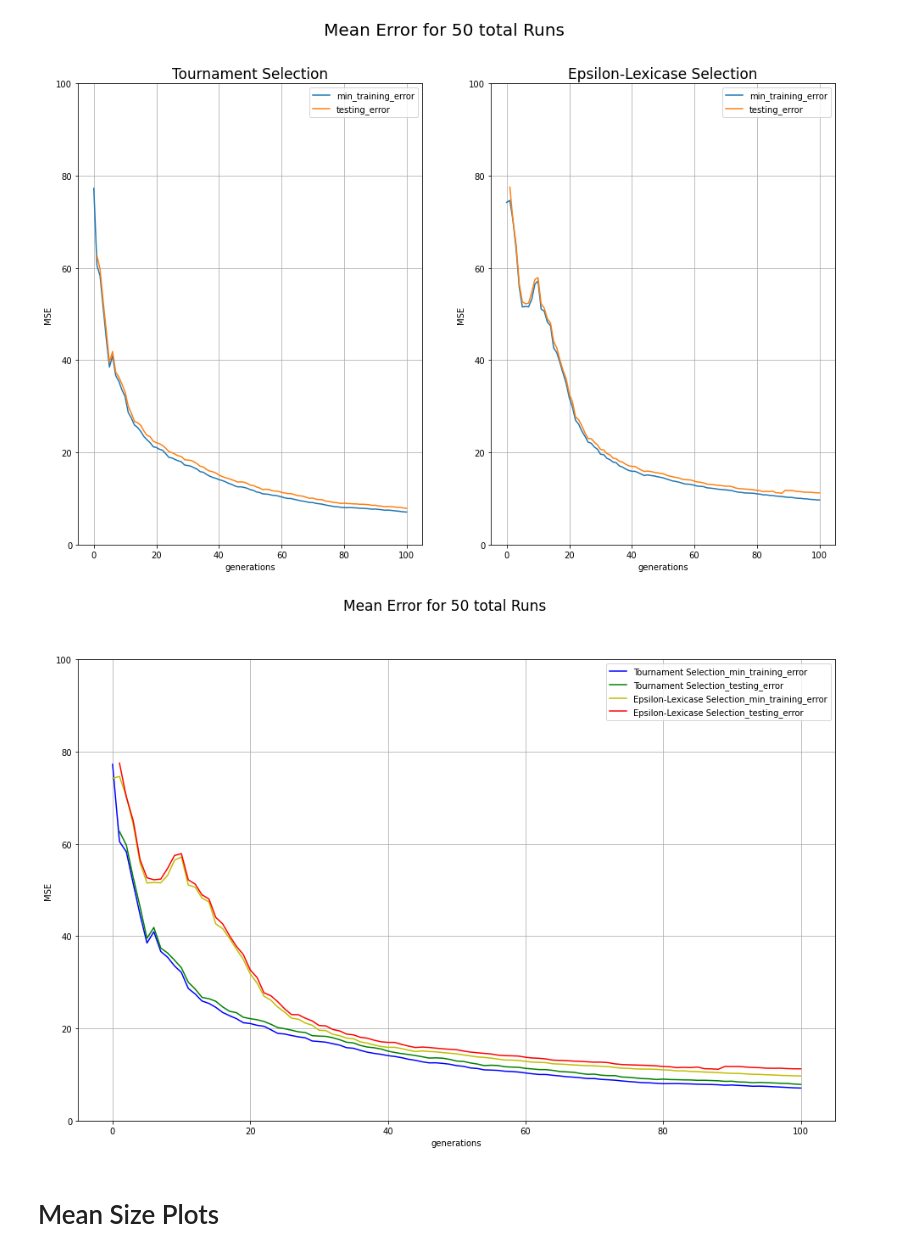
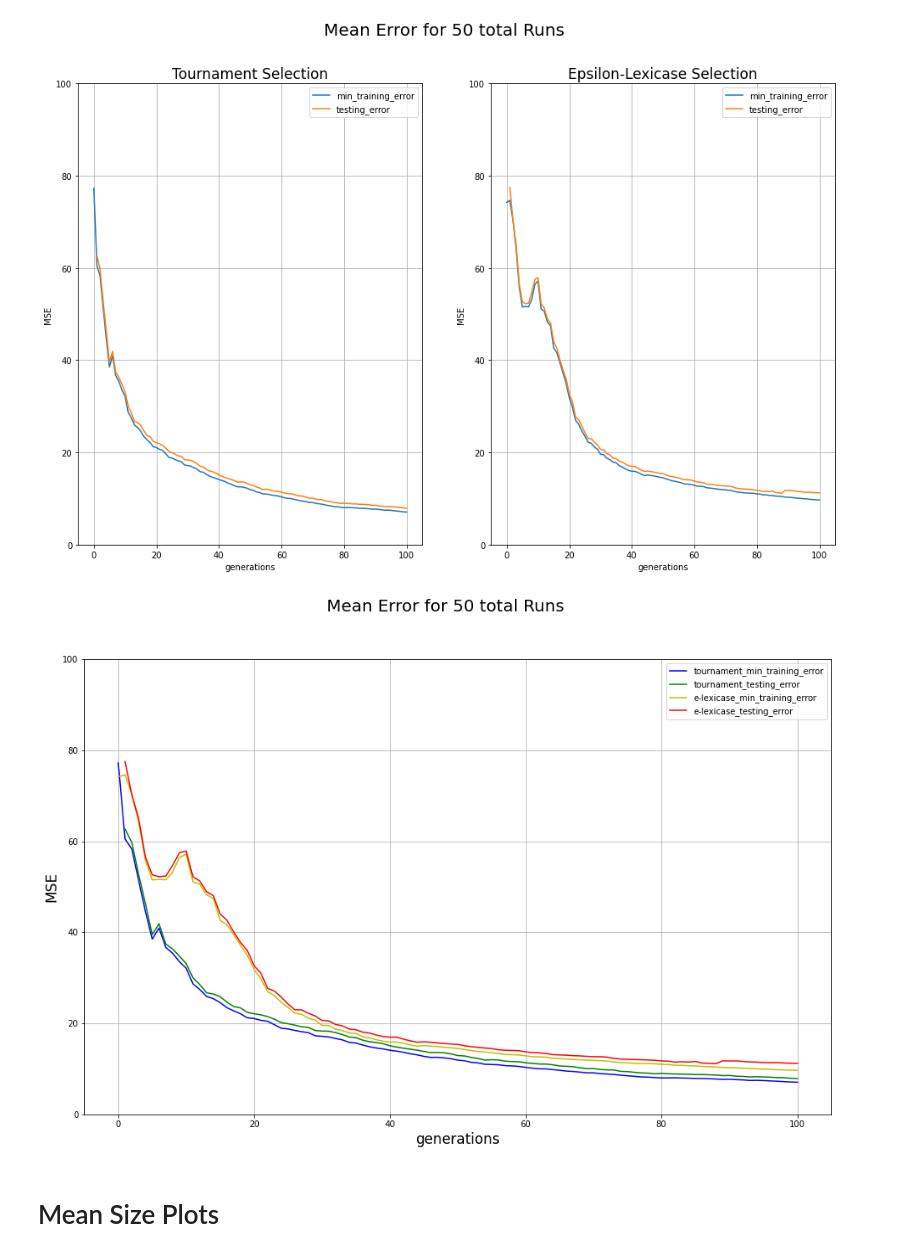
Before and after one commit to roman91DE/Analyzing-the-influence-of-Selection-on-Genetic-Programming, a Jupyter notebook: src/statistics.ipynb, the cells around one changed output. Saved outputs shown, nothing was run; the diff lists cells and outputs as text; code cells hidden in the pictures.

```diff
--- a/src/statistics.ipynb
+++ b/src/statistics.ipynb
@@ -677,12 +677,12 @@ def evolutionary_combined_masterplot(
 
     ax.set_ymargin(1.5)
 
-    ax.set_xlabel("generations")
-    ax.set_ylabel(y_label)
+    ax.set_xlabel("generations", fontsize=TITLE_FONT_SIZE)
+    ax.set_ylabel(y_label, fontsize=TITLE_FONT_SIZE)
 
     ax.legend()
 
-    plt.suptitle(f"{suptitle} for {total_runs} total Runs", fontsize=TITLE_FONT_SIZE)
+    plt.suptitle(f"{suptitle} for {total_runs} total Runs", fontsize=TITLE_FONT_SIZE_LARGE)
 
     plt.savefig(PATH)
     plt.show()
@@ -726,19 +726,19 @@ evolutionary_masterplot(
 # %%
 
 evolutionary_combined_masterplot(
     master_record_1=master_tournmament,
     master_record_2=master_elexicase,
     total_runs=TOTAL_RUNS,
     header_1="min_training_error",
     header_2="testing_error",
-    algorithm_1_name="Tournament Selection",
-    algorithm_2_name="Epsilon-Lexicase Selection",
+    algorithm_1_name="tournament",
+    algorithm_2_name="e-lexicase",
     filename="mean_error_combined",
     suptitle="Mean Error",
     y_label="MSE"
 )
 # %% [output]
-[figure, old version]
+[figure, new version]
 # %% [markdown]
 # Mean Size Plots
 # %%
```
Also changed, not shown: 5 other files.
